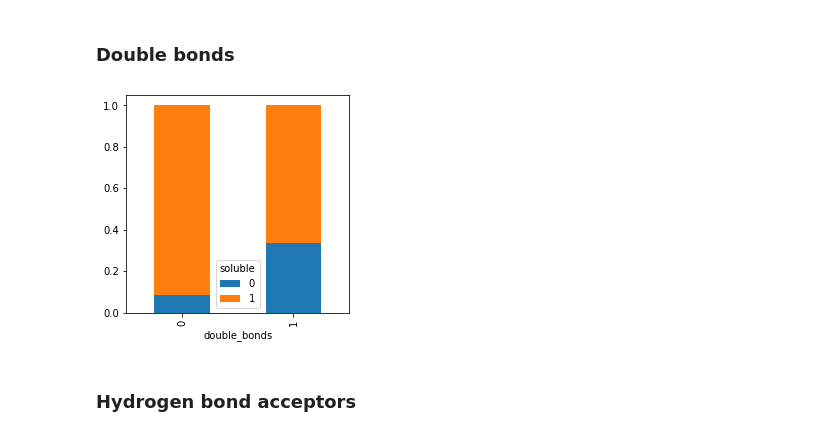
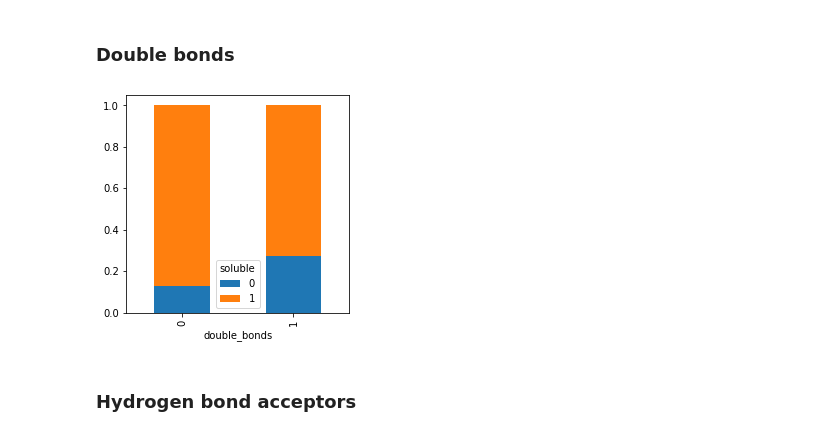
Before and after one commit to katerynalemishko/Chemicals_solubility_prediction, a Jupyter notebook: Feature_engineering_and_selection.ipynb, the cells around one changed output. Drawn from its saved outputs; the diff is of its cells as text; code cells hidden in the pictures.

```diff
--- a/Feature_engineering_and_selection.ipynb
+++ b/Feature_engineering_and_selection.ipynb
@@ -121,7 +121,7 @@ as compared to uncharged molecules.
 # %%
 long_chain=[]
 for i in range(2615):
-    if data['Formula'][i].count('C')>12:
+    if data['Formula'][i].count('C')>10:
         long_chain.append(1)
     else:
         long_chain.append(0)
@@ -140,19 +140,19 @@ We can infer that the proportion of soluble molecules is lower among molecules w
 # %%
 double_bonds=[]
 
 for i in range(2615):
-    if data['Formula'][i].count('=')>4:
+    if data['Formula'][i].count('=')>3:
         double_bonds.append(1)
     else:
         double_bonds.append(0)
 
 data['double_bonds']=double_bonds
 
 double_bonds=pd.crosstab(data['double_bonds'],data['soluble'])
 double_bonds.div(double_bonds.sum(1).astype(float),axis=0).plot(kind='bar',stacked=True, figsize=(4,4))
 plt.show()
 # %% [output]
-[figure, old version]
+[figure, new version]
 # %% [markdown]
 ### Hydrogen bond acceptors
 # %% [markdown]
```
Also changed, not shown: parts of 15 cells of this notebook.
